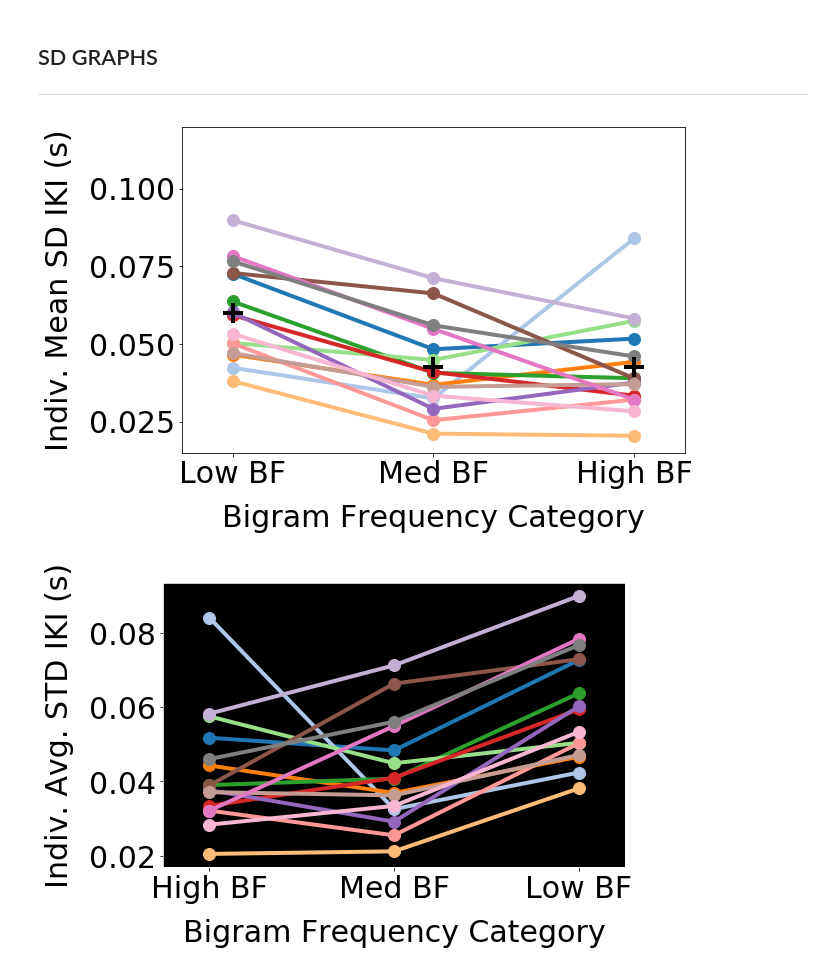
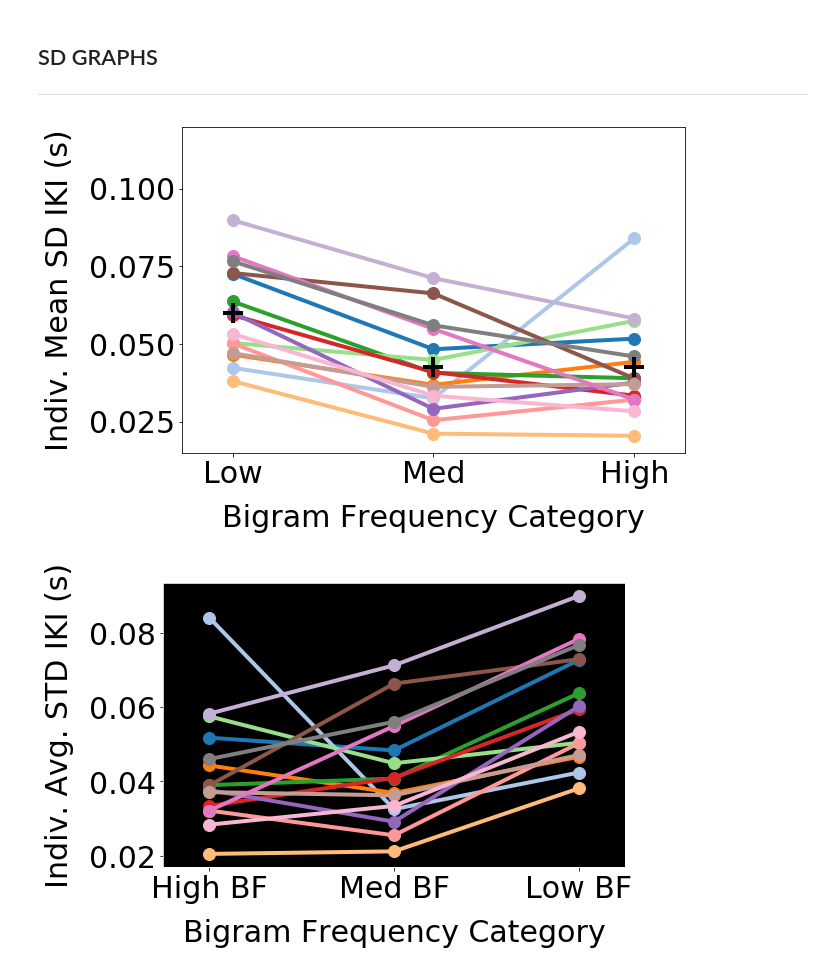
Before and after one commit to rruopp/typingexp, a Jupyter notebook: typing_task_analysis/group_analysis_V1.ipynb, the cells around one changed output. Cells and saved outputs as stored; diff of their text form; code cells hidden in the pictures.

```diff
--- a/typing_task_analysis/group_analysis_V1.ipynb
+++ b/typing_task_analysis/group_analysis_V1.ipynb
@@ -1506,35 +1506,35 @@ means = (np.mean(indiv_avgsds(corr_trials_bybg, 'bigram', low_bgs['Bigrams'])['A
 fig, ax = plt.subplots(figsize=(9, 6))
 
 cm = plt.get_cmap('tab20')
 for index, data in enumerate(ID_list):
     plt.plot(x, [l[index] for l in D], '.-', linewidth = 4, ms = 24, color = cm(index))
 
 ax.plot(x, means, '+', mew = 4, ms = 20, color = 'black')
 
 plt.xlim([1.5, 6.5])
 plt.ylim([0.015, 0.12])
 # plt.xticks(x, ('', '', ''))
-plt.xticks(x, ('Low BF', 'Med BF', 'High BF'))
+plt.xticks(x, ('Low', 'Med', 'High'))
 plt.xlabel("Bigram Frequency Category", labelpad=15)
 plt.ylabel("Indiv. Mean SD IKI (s)", labelpad=15)
 plt.title("")
 # plt.legend(loc="best")
 
 ax.set_facecolor('white')
 ax.spines['top'].set_visible(True)
 ax.spines['top'].set_color('black')
 ax.spines['bottom'].set_visible(True)
 ax.spines['bottom'].set_color('black')
 ax.spines['left'].set_visible(True)
 ax.spines['left'].set_color('black')
 ax.spines['right'].set_visible(True)
 ax.spines['right'].set_color('black')
 
 # fig.tight_layout()
 plt.savefig('indiv_avgsds_bybf.png', dpi=300, facecolor = fig.get_facecolor(), edgecolor = 'none', bbox_inches = 'tight')
 plt.show()
 # %% [output]
-[figure, old version]
+[figure, new version]
 # %%
 ## individual average std by BF (correct trials only) PRINT VERSION IN LIGHT MODE
 plt.rcParams['font.size'] = '30'
```
Also changed, not shown: parts of 3 cells of this notebook, 4 other files.
